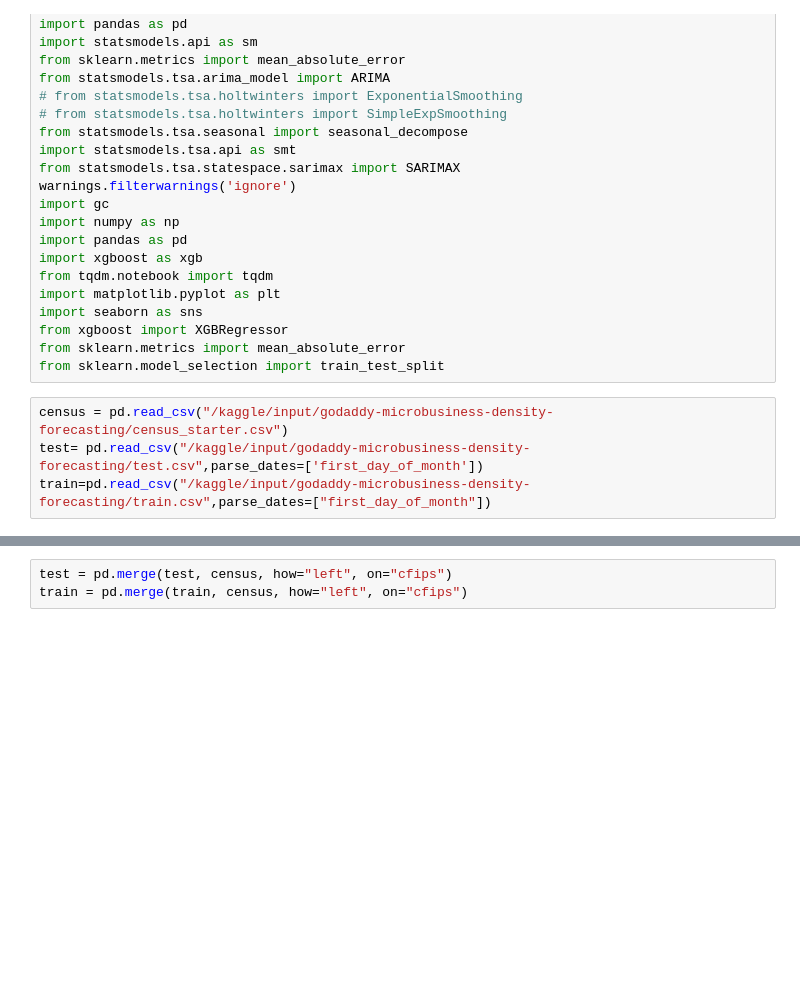
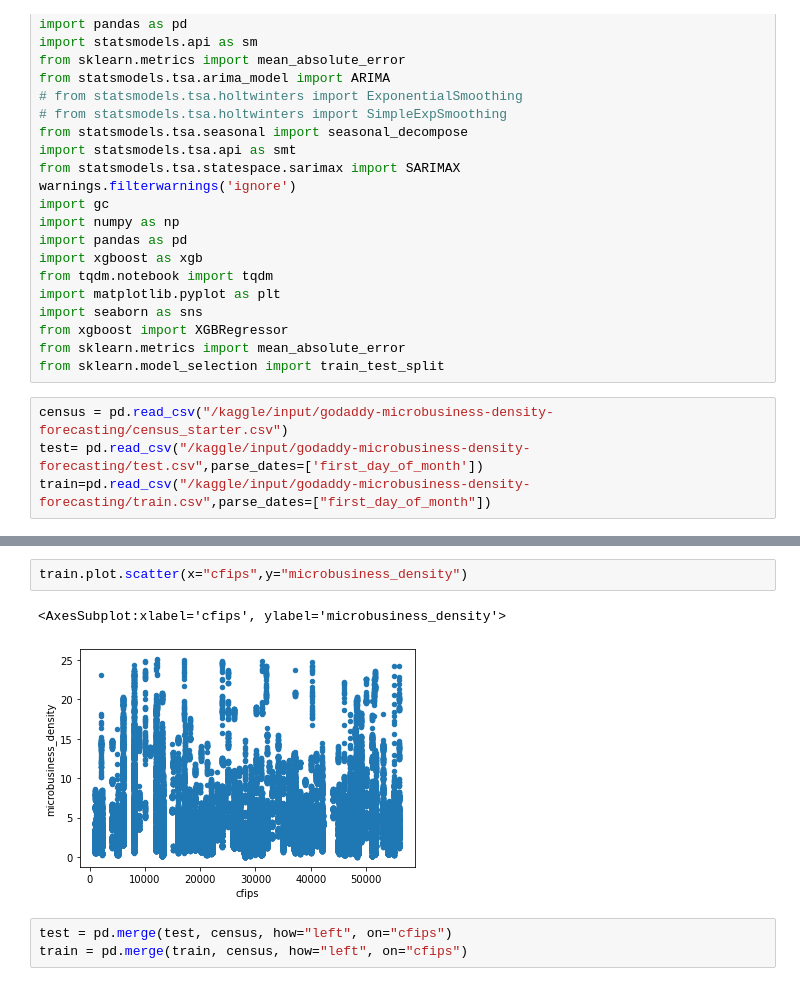
Before and after one commit to klncgty/Microbusiness-Density-Forecasting, a Jupyter notebook: godady.ipynb, the cells around one changed output, grey strips where cells are left out. Drawn from its saved outputs; the diff is of its cells as text; blank space fills up the shorter version.

```diff
--- a/godady.ipynb
+++ b/godady.ipynb
@@ -95,3 +83,8 @@ train.shape
+# %%
+train.plot.scatter(x="cfips",y="microbusiness_density")
+# %% [output]
+<AxesSubplot:xlabel='cfips', ylabel='microbusiness_density'>
+[figure, added]
 # %%
 test = pd.merge(test, census, how="left", on="cfips")
 train = pd.merge(train, census, how="left", on="cfips")
```
Also changed, not shown: parts of 17 cells of this notebook.
